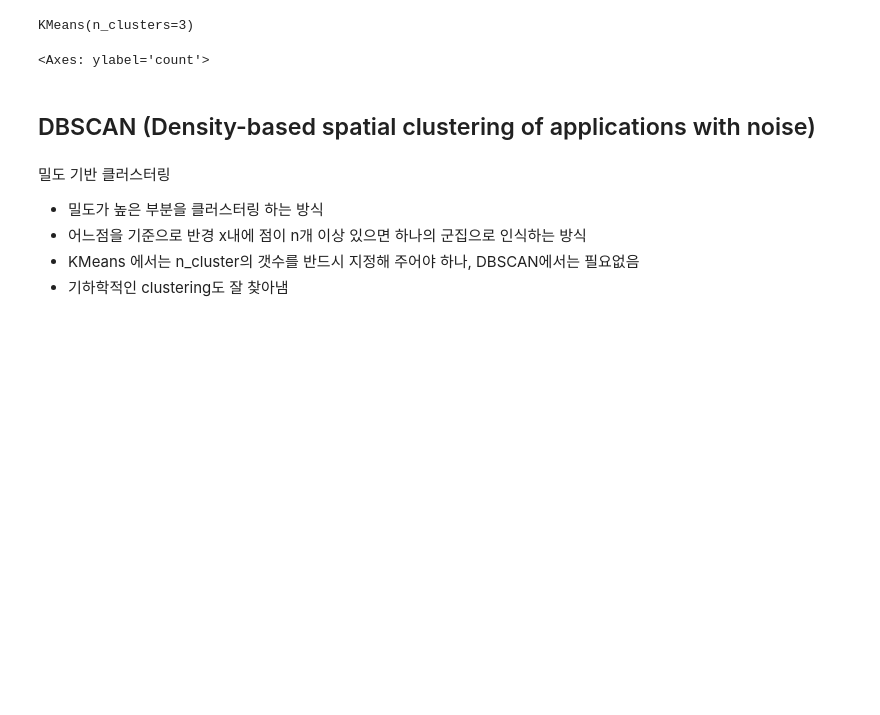
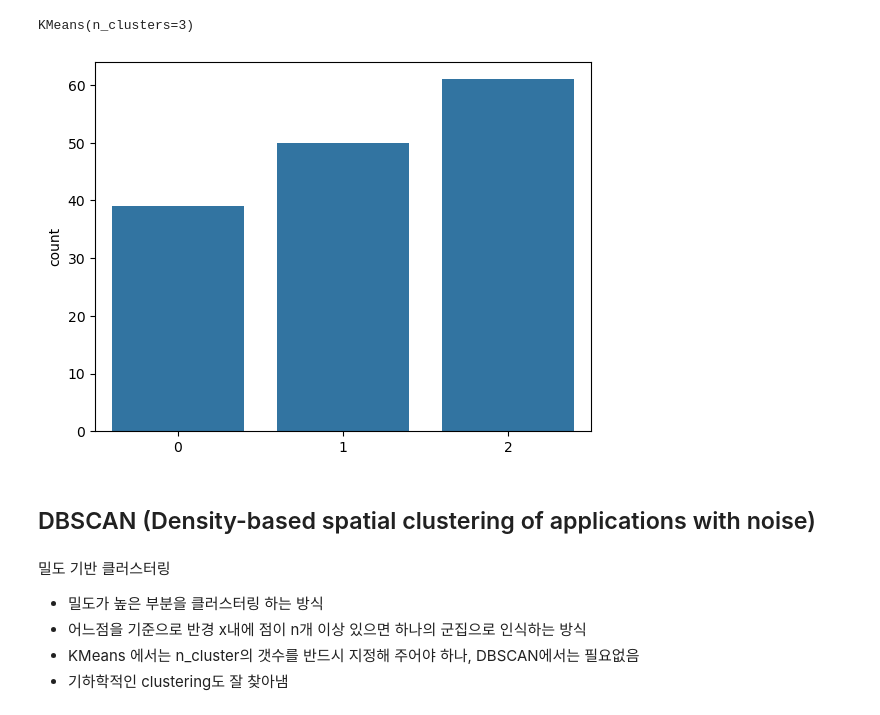
Before and after one commit to lth0813/SeSAC-LECTURE, a Jupyter notebook: 강의 교안/250226/007.비지도학습.ipynb, the cells around one changed output. Saved outputs shown, nothing was run; the diff lists cells and outputs as text; code cells hidden in the pictures; blank space fills up the shorter version.

```diff
--- a/강의 교안/250226/007.비지도학습.ipynb
+++ b/강의 교안/250226/007.비지도학습.ipynb
@@ -264,9 +271,10 @@ KMeans(n_clusters=3)
 # %%
 kmeans = KMeans(n_clusters=3, max_iter=500)
 cluster_data = kmeans.fit_transform(df.loc[:, 'sepal length (cm)': 'petal width (cm)'])
-sns.countplot(kmeans.labels_)
+sns.countplot(x = kmeans.labels_)
+plt.show()
 # %% [output]
-<Axes: ylabel='count'>
+[figure, added]
 # %% [markdown]
 ## DBSCAN (Density-based spatial clustering of applications with noise)
 # %% [markdown]
```
Also changed, not shown: parts of 10 cells of this notebook, 22 other files.
